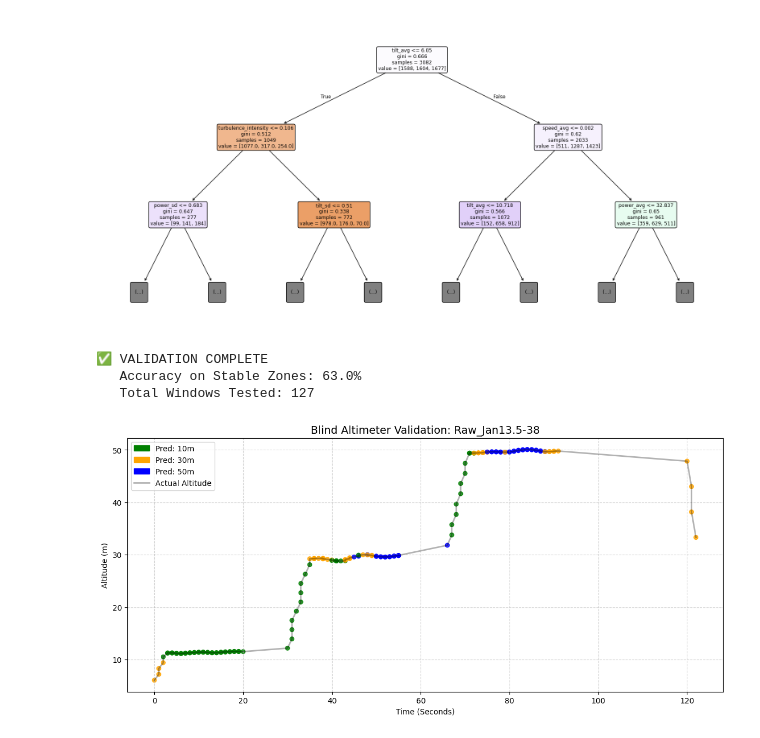
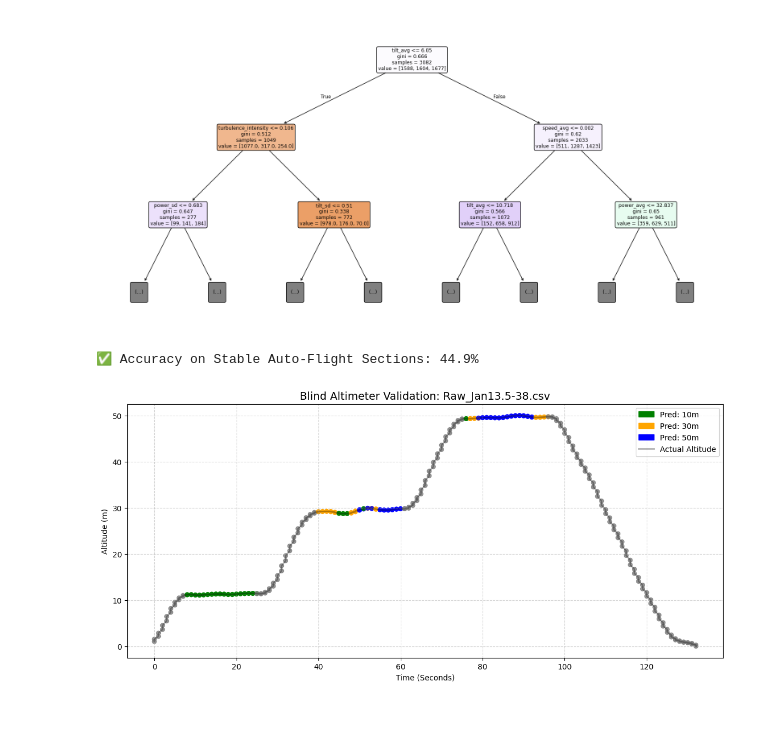
Before and after one commit to tanay-pant/Drone-Vertical-Wind-Profiling, a Jupyter notebook: BuildModels.ipynb, the cells around one changed output. Drawn from its saved outputs; the diff is of its cells as text; code cells hidden in the pictures.

Commit message:
much better visualization developed for the model predicting the altitude of the drone using only power, speed, tilt, and other variables. model still not as good as it could be tho, especially concerning 30m.

```diff
--- a/BuildModels.ipynb
+++ b/BuildModels.ipynb
@@ -77,16 +77,8 @@ TESTING_FILE_PATH = "RawFlightLogs/Raw_Jan13.5-38.csv"
 def validate_model_on_log(filepath, model):
 
     # read the base file
-    raw_df = pd.read_csv(filepath)
-    raw_df.columns = raw_df.columns.str.strip()
-
-    # check that user isn't moving (throttling the drone)
-    # will have to do something about the drone continuing to move for a second after releasing the throttle... confounds the data a bit
-    if 'rc_throttle' in raw_df.columns:
-        flight_df = raw_df[raw_df['rc_throttle'] == 1024].copy()
-    else:
-        flight_df = raw_df.copy()
-        print("No rc_throttle column found. Assuming full file is auto-flight.")
+    flight_df = pd.read_csv(filepath)
+    flight_df.columns = flight_df.columns.str.strip()
 
     # making the new columns the raw file doesn't have
     flight_df['tilt_magnitude'] = np.sqrt(flight_df['pitch(degrees)']**2 + flight_df['roll(degrees)']**2)
@@ -109,7 +101,24 @@ def validate_model_on_log(filepath, model):
 
     for i in range(0, len(flight_df) - WINDOW_SIZE, STEP_SIZE):
         window = flight_df.iloc[i:i + WINDOW_SIZE]
+
+        # check that user isn't moving (throttling the drone)
+        # if there is any throttling in the window, assume it is NOT auto.
+        # will have to do something about the drone continuing to move for a second after releasing the throttle... confounds the data a bit
+        if 'rc_throttle' in window.columns:
+            is_auto = (window['rc_throttle'] == 1024).all()
+        else:
+            flight_df = flight_df.copy()
+            print("No rc_throttle column found. Assuming full file is auto-flight.")
+
         altitude_avg = window['height_above_takeoff(meters)'].mean()
+
+        # track vertical climb or drop speed to see when drone is moving up or down
+        zSpeed_avg = window['zSpeed(mph)'].abs().mean()
+        is_stable = zSpeed_avg < 0.5
+
+        # only if both of these are true is it valid for prediction
+        valid_for_prediction = is_auto and is_stable
 
         # define correct answer but ignore transitory zones
         true_zone = -1
@@ -125,6 +134,8 @@ def validate_model_on_log(filepath, model):
             'timestamp': window['timestamp'].iloc[-1],
             'true_altitude_m': altitude_avg,
             'true_zone': true_zone,
+            'is_stable': is_stable,
+            'valid_for_prediction': valid_for_prediction,
             # the 8 Features the model needs:
             'speed_avg': window['speed(mph)'].mean(),
             'speed_sd': window['speed(mph)'].std(),
@@ -143,7 +154,12 @@ def validate_model_on_log(filepath, model):
     feature_cols = ['speed_avg', 'speed_sd', 'power_avg', 'power_sd',
                     'power_intensity', 'tilt_avg', 'tilt_sd', 'turbulence_intensity']
 
-    validation_df['predicted_zone'] = model.predict(validation_df[feature_cols])
+    # predictions without accounting for drone manually climbing or falling
+    raw_predictions = model.predict(validation_df[feature_cols])
+
+    # If stable -> Use Model Prediction
+    # If unstable -> Set to 0 (or a special code for "Transition")
+    validation_df['predicted_zone'] = np.where(validation_df['valid_for_prediction'], raw_predictions, 0)
 
     return validation_df
 
@@ -154,51 +170,51 @@ val_df = validate_model_on_log(TESTING_FILE_PATH, rf)
 valid_windows = val_df[val_df['true_zone'] != -1]
 
 # getting accuracy and checking that a valid window exists
-if len(valid_windows) > 0:
+if not valid_windows.empty:
     acc = accuracy_score(valid_windows['true_zone'], valid_windows['predicted_zone'])
-    print("\n✅ VALIDATION COMPLETE")
-    print(f"   Accuracy on Stable Zones: {acc:.1%}")
-    print(f"   Total Windows Tested: {len(valid_windows)}")
+    print(f"\n✅ Accuracy on Stable Auto-Flight Sections: {acc:.1%}")
 else:
-    print("\n⚠️ VALIDATION WARNING")
-    print("   No stable 10m/30m/50m zones were detected in this file.")
-    print("   Check if the flight actually held those altitudes.")
+    print("\n⚠️ No stable auto-flight sections found for accuracy check.")
 
 # ========= PLOT THE RESULT =============
 plt.figure(figsize=(14, 6))
 
 # Convert timestamps to elapsed seconds
 times = pd.to_datetime(val_df['timestamp'])
 elapsed = (times - times.iloc[0]).dt.total_seconds() # new column of seconds elapsed since start
+val_df['elapsed_time'] = elapsed # save to df for easy grouping
 
-# plot barometer (true line of altitude)
-plt.plot(elapsed, val_df['true_altitude_m'], color='black', alpha=0.3, linewidth=2, label='True Altitude (Barometer)')
+# If the jump in time is > 2 seconds (between not touching the throttle), it means the data gets cut there (for climbs and descents).
+gap_mask = val_df['elapsed_time'].diff() > 2.0
+val_df['segment_id'] = gap_mask.cumsum() # unique ID to each continuous segment
+
+# loop through each continuous chunk of auto-flight and plot it individually (so no ghost lines connecting disparate altitudes)
+for _, segment in val_df.groupby('segment_id'):
+    plt.plot(segment['elapsed_time'], segment['true_altitude_m'], color='black', alpha=0.3, linewidth=2)
 
 # plot predictions (the model)
 # Green=10m, Orange=30m, Blue=50m
 color_map = {10: 'green', 30: 'orange', 50: 'blue'}
 pred_colors = [color_map.get(p, 'gray') for p in val_df['predicted_zone']]
 
 plt.scatter(elapsed, val_df['true_altitude_m'], c=pred_colors, s=30, alpha=0.8, label='Model Prediction')
 
 # titles, labels, all that jazz
-plt.title(f"Blind Altimeter Validation: {TESTING_FILE_PATH}.str.", fontsize=14)
+plt.title(f"Blind Altimeter Validation: {''.join(TESTING_FILE_PATH.split('/')[1:])}", fontsize=14)
 plt.xlabel("Time (Seconds)")
 plt.ylabel("Altitude (m)")
 plt.grid(True, linestyle='--', alpha=0.5)
 
 # custom Legend
 patches = [
     mpatches.Patch(color='green', label='Pred: 10m'),
     mpatches.Patch(color='orange', label='Pred: 30m'),
     mpatches.Patch(color='blue', label='Pred: 50m'),
     Line2D([0], [0], color='black', alpha=0.3, lw=2, label='Actual Altitude')
 ]
 plt.legend(handles=patches, loc='best')
 
 plt.show()
 # %% [output]
-✅ VALIDATION COMPLETE
-   Accuracy on Stable Zones: 63.0%
-   Total Windows Tested: 127
+✅ Accuracy on Stable Auto-Flight Sections: 44.9%
-[figure, old version]
+[figure, new version]
```
